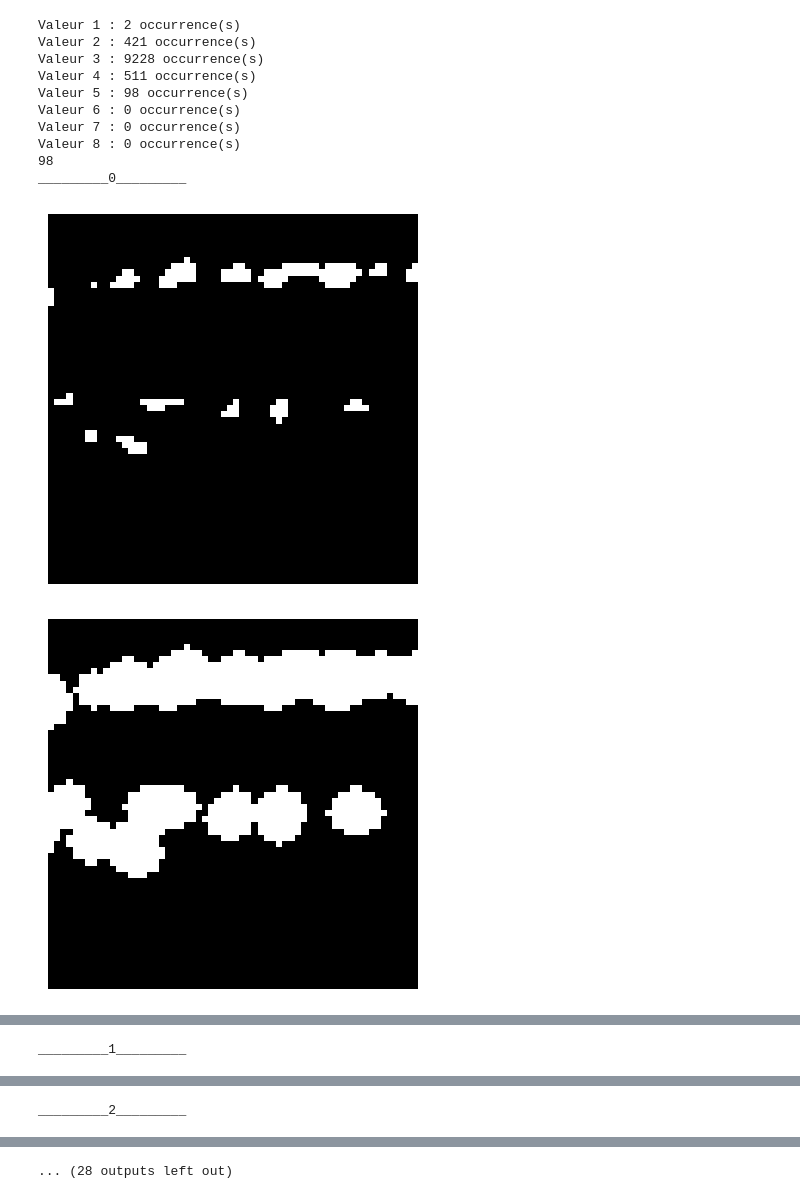
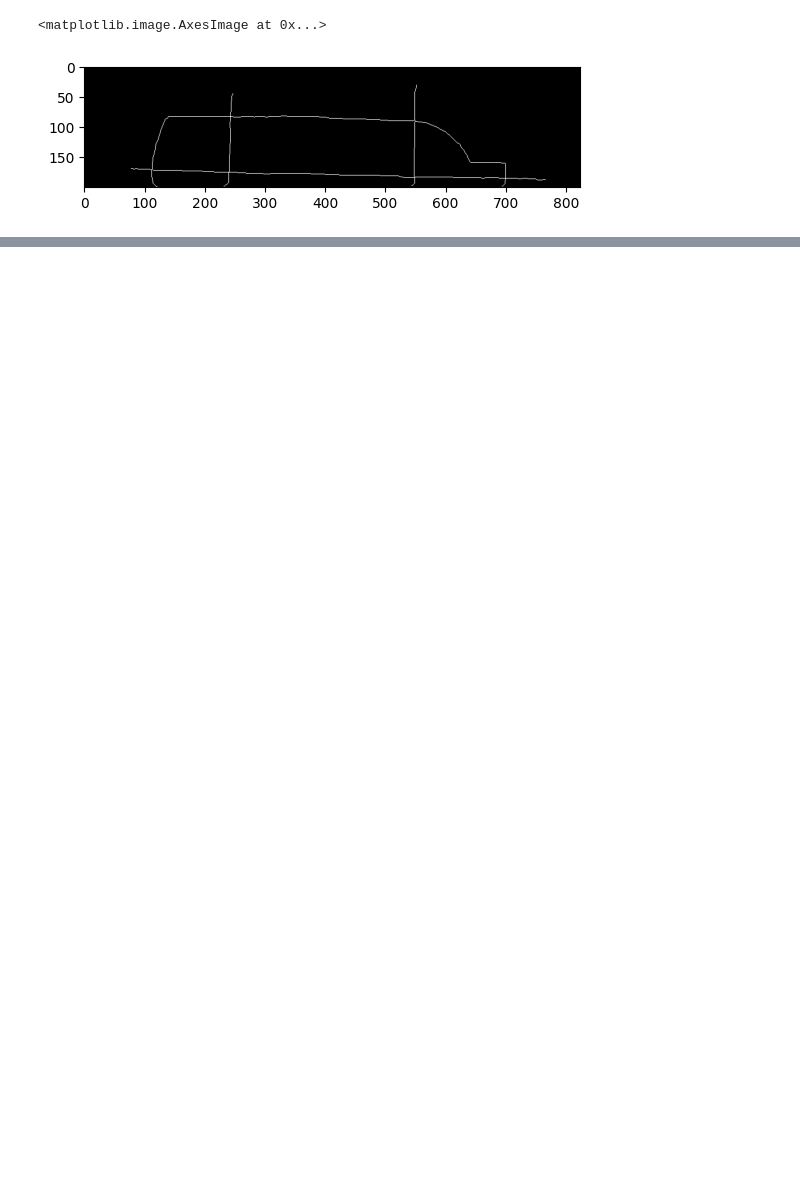
Before and after one commit to rambip/sketch-vectorization, a Jupyter notebook: notebooks/work.ipynb, the cells around one changed output, grey strips where cells are left out. Cells and saved outputs as stored; diff of their text form; code cells hidden in the pictures; blank space fills up the shorter version.

```diff
--- a/notebooks/work.ipynb
+++ b/notebooks/work.ipynb
@@ -88,57 +24,6 @@ Max line width 2: 20
 # %%
-import scipy.signal
-
-
-
-kernel = np.ones((3, 3), dtype=int)
-
-n = scipy.signal.convolve2d(
-    skeleton.astype(int), kernel, mode="same"
-)
-n*= skeleton
-
-for val in range(1, 9):
-    count = np.count_nonzero(n == val)
-    print(f"Valeur {val} : {count} occurrence(s)")
-
-
-d = np.where(n == 5)
-# t = (381, 720) # befor was an 8
-print(len(d[0]))
-
-wight = 30
-for i in range(min(len(d[0]), 10)) :
-    print(f"_________{i}_________")
-    c = (d[0][i], d[1][i])
-    sub_image = tmp_test_image_binary[c[0]-wight:c[0]+wight, c[1]-wight:c[1]+wight]
-    plt.imshow(sub_image, cmap="gray")
-    plt.axis("off")
-    plt.show()
-
-    sub_image = dilated_test_image_binary[c[0]-wight:c[0]+wight, c[1]-wight:c[1]+wight]
-    plt.imshow(sub_image, cmap="gray")
-    plt.axis("off")
-    plt.show()
-
-    # sub_image = remove_small_holes_test_image_binary[c[0]-wight:c[0]+wight, c[1]-wight:c[1]+wight]
-    # plt.imshow(sub_image, cmap="gray")
-    # plt.axis("off")
-    # plt.show()
-
-    sub_image = skeleton[c[0]-wight:c[0]+wight, c[1]-wight:c[1]+wight]
-    plt.imshow(sub_image, cmap="gray")
-    plt.axis("off")
-    plt.show()
+skeleton, thikness = image_to_skeleton(image)
+plt.imshow(skeleton, cmap="gray")
 # %% [output]
-Valeur 1 : 2 occurrence(s)
-Valeur 2 : 421 occurrence(s)
-Valeur 3 : 9228 occurrence(s)
-Valeur 4 : 511 occurrence(s)
-Valeur 5 : 98 occurrence(s)
-Valeur 6 : 0 occurrence(s)
-Valeur 7 : 0 occurrence(s)
-Valeur 8 : 0 occurrence(s)
-98
-_________0_________
+<matplotlib.image.AxesImage at 0x...>
-[figure, old version]
+[figure, new version]
-[figure, removed]
@@ -146 +29,0 @@ _________0_________
-_________1_________
@@ -150 +29,0 @@ _________1_________
-_________2_________
@@ -154 +29,0 @@ _________2_________
-... (28 outputs left out)
```
Also changed, not shown: parts of 10 cells of this notebook.
